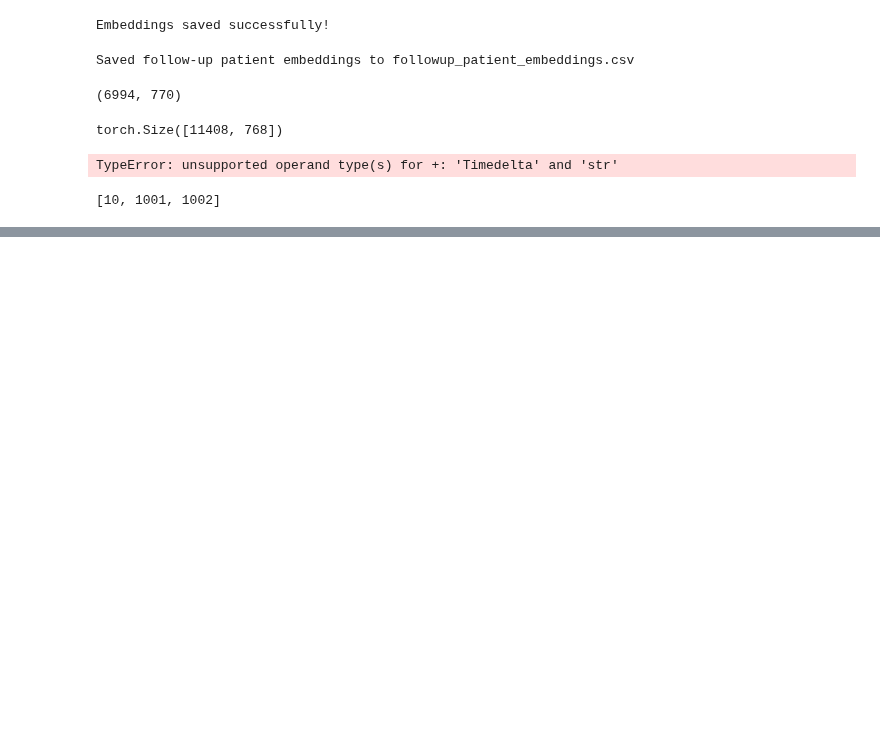
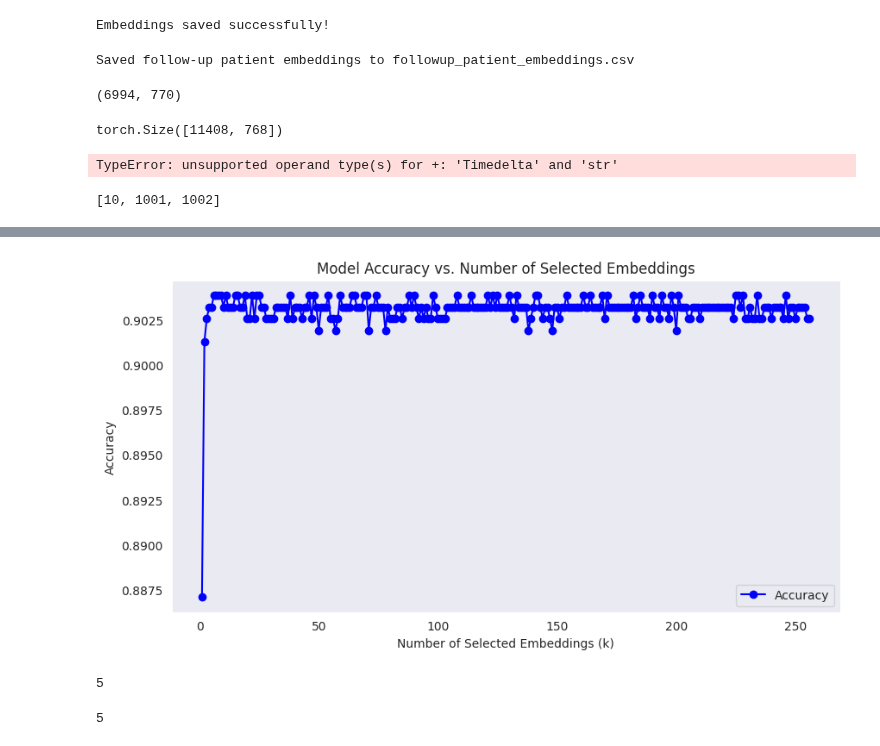
Before and after one commit to gavrielhan/MSc_Thesis, a Jupyter notebook: analysis_sleep_cgm.ipynb, the cells around one changed output, grey strips where cells are left out. Drawn from its saved outputs; the diff is of its cells as text; code cells hidden in the pictures; blank space fills up the shorter version.

```diff
--- a/analysis_sleep_cgm.ipynb
+++ b/analysis_sleep_cgm.ipynb
@@ -846,0 +941,3 @@ study_ids
+# %%
+# Exclude column index 0 and compute mean across remaining columns
+mean_shap_values_no_0 = mean_shap_values[:, 1:].mean(axis=1)
@@ -846,0 +982,50 @@ study_ids
+# %%
+ y_train_binary = np.where(y_train != '0', '1', '0')
+ y_test_binary = np.where(y_test != '0', '1', '0')
+# %%
+# Define range of k values
+from tqdm import tqdm
+k_values = np.arange(1, 257)  # k from 1 to 256
+accuracy_scores = []
+f1_scores = []
+
+# Loop through each k value
+for k in tqdm(range(1, 257), desc="Evaluating top-k features", unit="k"):
+    top_features = shap_df['feature'].head(k).tolist()  # Select top k embeddings
+
+    # Extract subset of embeddings
+    X_train_subset = X_train[top_features]
+    X_test_subset = X_test[top_features]
+
+    # Train Random Forest model
+    rf_model_subset = RandomForestClassifier(n_estimators=100, random_state=42)
+    # Transform y_train: everything that is not 0 becomes 1, leaving 0 intact
+    rf_model_subset.fit(X_train_subset, y_train_binary)
+
+    # Predict and compute accuracy
+    y_pred_subset = rf_model_subset.predict(X_test_subset)
+    acc = accuracy_score(y_test_binary, y_pred_subset)
+    # Measure performance with weighted F1 score (accounting for class imbalance)
+    score = f1_score(y_test_binary, y_pred_subset, average='weighted')
+    f1_scores.append(score)
+    accuracy_scores.append(acc)
+# %%
+# Plot the accuracy curve
+plt.figure(figsize=(10, 5))
+plt.plot(k_values, accuracy_scores, marker='o', linestyle='-', color='b', label="Accuracy")
+plt.xlabel("Number of Selected Embeddings (k)")
+plt.ylabel("Accuracy")
+plt.title("Model Accuracy vs. Number of Selected Embeddings")
+plt.legend()
+plt.grid()
+plt.show()
+# %% [output]
+[figure, added]
+# %%
+f1_scores.index(max(f1_scores))
+# %% [output]
+5
+# %%
+accuracy_scores.index(max(accuracy_scores))
+# %% [output]
+5
```
Also changed, not shown: parts of 4 cells of this notebook, 1 other file.
